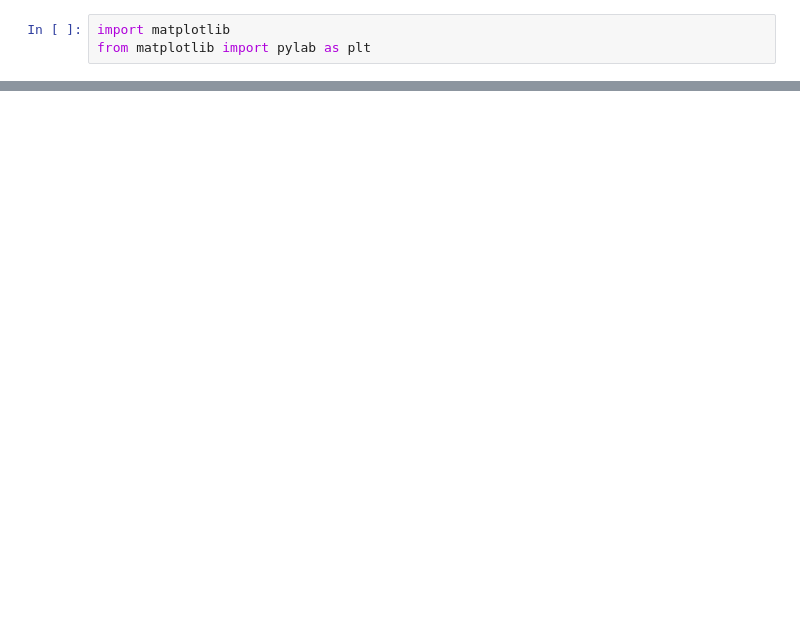
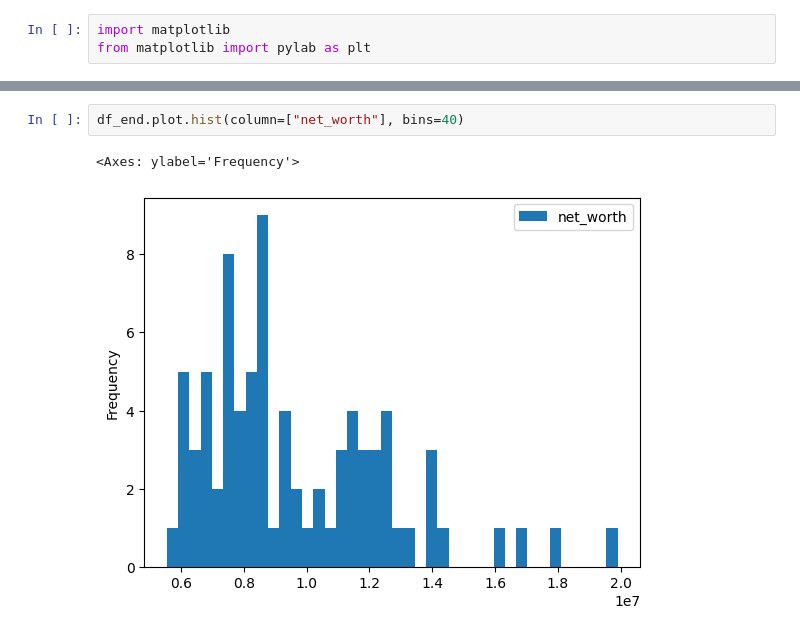
Before and after one commit to DrSkippy/retirement-models, a Jupyter notebook: workbooks/ensemble_analysis.ipynb, the cells around one changed output, grey strips where cells are left out. Cells and saved outputs as stored; diff of their text form; blank space fills up the shorter version.

```diff
--- a/workbooks/ensemble_analysis.ipynb
+++ b/workbooks/ensemble_analysis.ipynb
@@ -37,0 +43,5 @@ merged_df.plot.scatter("Period", "net_worth", figsize=[12,6])
+# %%
+df_end.plot.hist(column=["net_worth"], bins=40)
+# %% [output]
+<Axes: ylabel='Frequency'>
+[figure, added]
```
Also changed, not shown: parts of 3 cells of this notebook, 8 other files.
